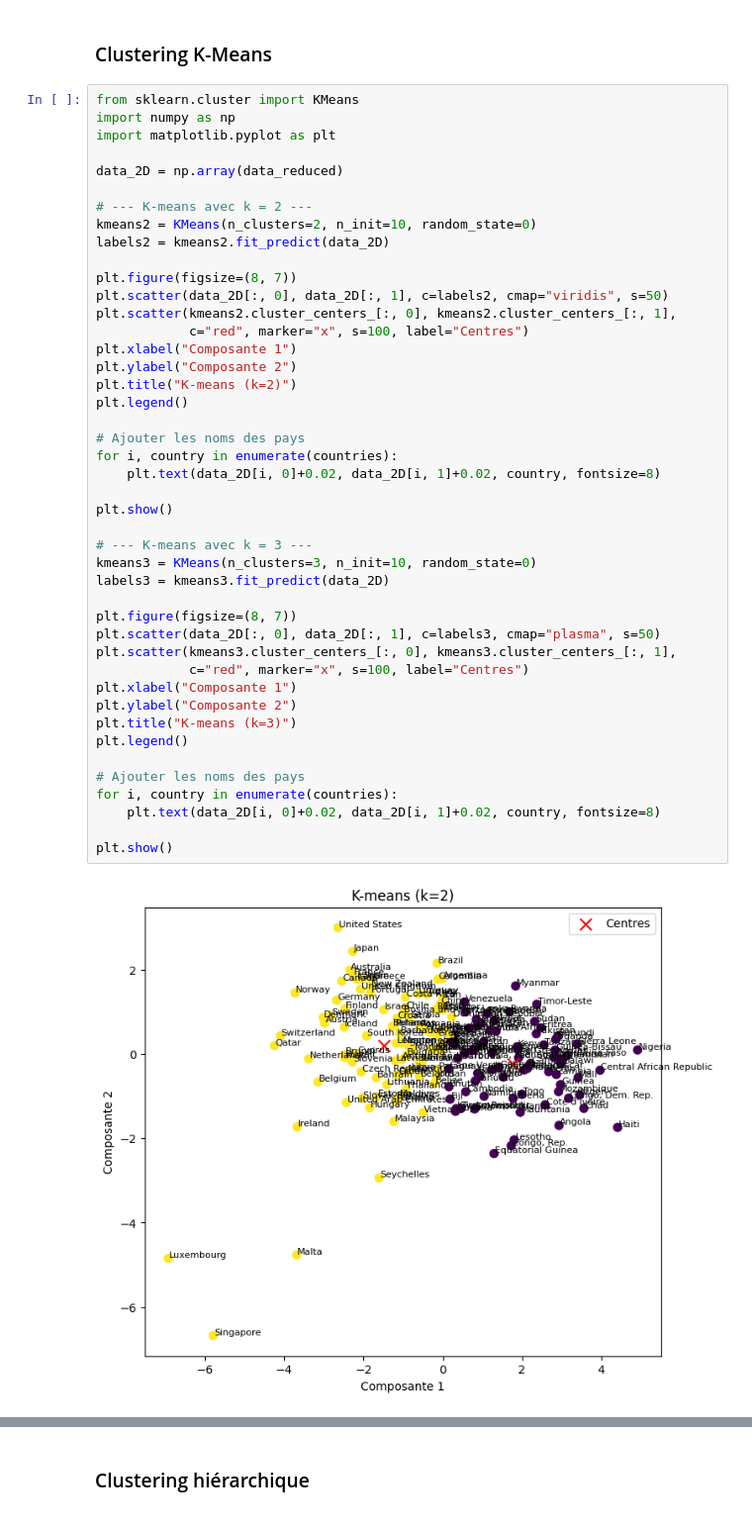
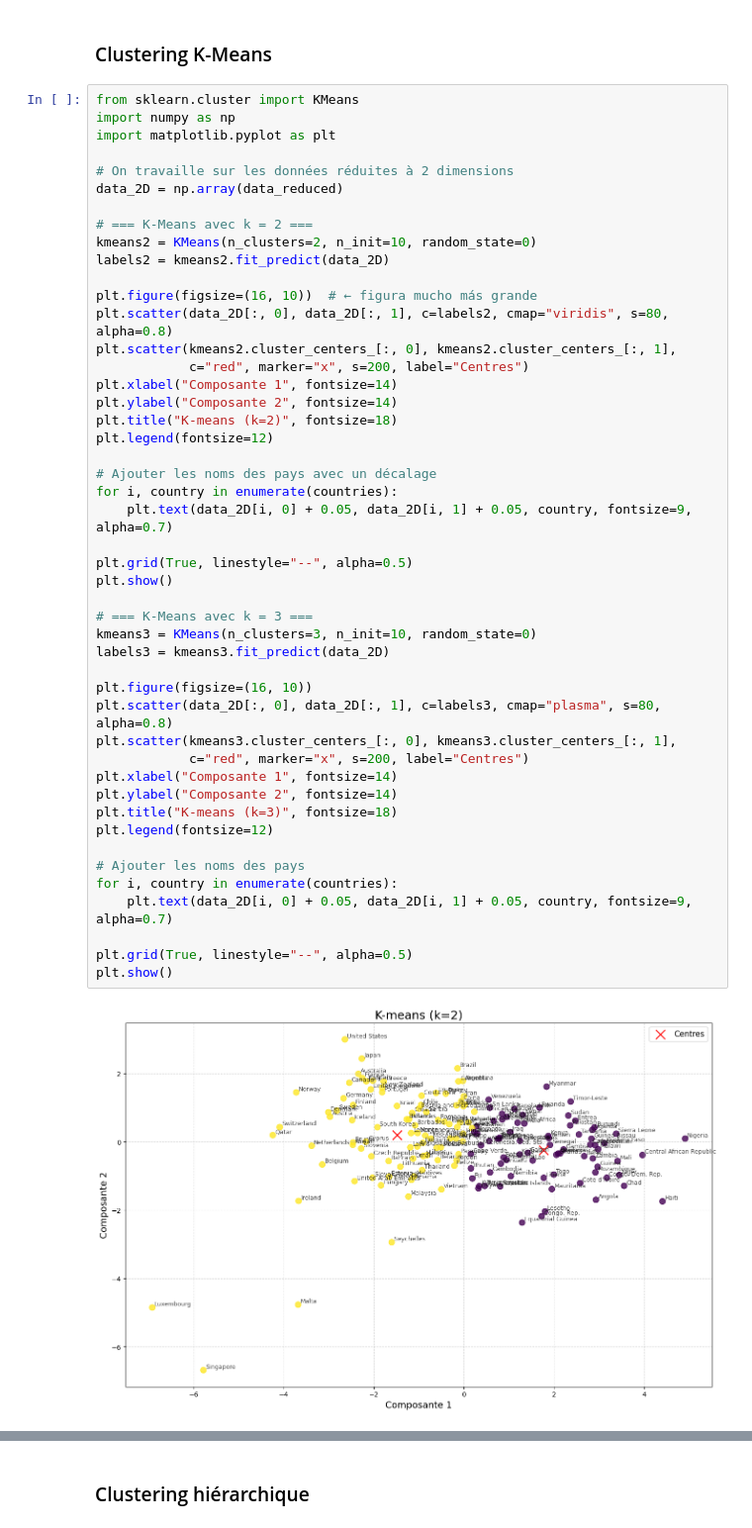
Before and after one commit to milleracero/Data-mining-INSA---TD-Clustering, a Jupyter notebook: Clustering-TD.ipynb, the cells around one changed output, grey strips where cells are left out. Shown at 99% size. Drawn from its saved outputs; the diff is of its cells as text.

Commit message:
Edited graph

```diff
--- a/Clustering-TD.ipynb
+++ b/Clustering-TD.ipynb
@@ -717,46 +717,49 @@ Exemple de data_reduced : [[2.9130245873965883, -0.09562057550551105], [-0.42991
 # %%
 from sklearn.cluster import KMeans
 import numpy as np
 import matplotlib.pyplot as plt
 
+# On travaille sur les données réduites à 2 dimensions
 data_2D = np.array(data_reduced)
 
-# --- K-means avec k = 2 ---
+# === K-Means avec k = 2 ===
 kmeans2 = KMeans(n_clusters=2, n_init=10, random_state=0)
 labels2 = kmeans2.fit_predict(data_2D)
 
-plt.figure(figsize=(8, 7))
-plt.scatter(data_2D[:, 0], data_2D[:, 1], c=labels2, cmap="viridis", s=50)
+plt.figure(figsize=(16, 10))  # ← figura mucho más grande
+plt.scatter(data_2D[:, 0], data_2D[:, 1], c=labels2, cmap="viridis", s=80, alpha=0.8)
 plt.scatter(kmeans2.cluster_centers_[:, 0], kmeans2.cluster_centers_[:, 1],
-            c="red", marker="x", s=100, label="Centres")
-plt.xlabel("Composante 1")
-plt.ylabel("Composante 2")
-plt.title("K-means (k=2)")
-plt.legend()
+            c="red", marker="x", s=200, label="Centres")
+plt.xlabel("Composante 1", fontsize=14)
+plt.ylabel("Composante 2", fontsize=14)
+plt.title("K-means (k=2)", fontsize=18)
+plt.legend(fontsize=12)
+
+# Ajouter les noms des pays avec un décalage
+for i, country in enumerate(countries):
+    plt.text(data_2D[i, 0] + 0.05, data_2D[i, 1] + 0.05, country, fontsize=9, alpha=0.7)
+
+plt.grid(True, linestyle="--", alpha=0.5)
+plt.show()
+
+# === K-Means avec k = 3 ===
+kmeans3 = KMeans(n_clusters=3, n_init=10, random_state=0)
+labels3 = kmeans3.fit_predict(data_2D)
+
+plt.figure(figsize=(16, 10))
+plt.scatter(data_2D[:, 0], data_2D[:, 1], c=labels3, cmap="plasma", s=80, alpha=0.8)
+plt.scatter(kmeans3.cluster_centers_[:, 0], kmeans3.cluster_centers_[:, 1],
+            c="red", marker="x", s=200, label="Centres")
+plt.xlabel("Composante 1", fontsize=14)
+plt.ylabel("Composante 2", fontsize=14)
+plt.title("K-means (k=3)", fontsize=18)
+plt.legend(fontsize=12)
 
 # Ajouter les noms des pays
 for i, country in enumerate(countries):
-    plt.text(data_2D[i, 0]+0.02, data_2D[i, 1]+0.02, country, fontsize=8)
+    plt.text(data_2D[i, 0] + 0.05, data_2D[i, 1] + 0.05, country, fontsize=9, alpha=0.7)
 
+plt.grid(True, linestyle="--", alpha=0.5)
 plt.show()
-
-# --- K-means avec k = 3 ---
-kmeans3 = KMeans(n_clusters=3, n_init=10, random_state=0)
-labels3 = kmeans3.fit_predict(data_2D)
-
-plt.figure(figsize=(8, 7))
-plt.scatter(data_2D[:, 0], data_2D[:, 1], c=labels3, cmap="plasma", s=50)
-plt.scatter(kmeans3.cluster_centers_[:, 0], kmeans3.cluster_centers_[:, 1],
-            c="red", marker="x", s=100, label="Centres")
-plt.xlabel("Composante 1")
-plt.ylabel("Composante 2")
-plt.title("K-means (k=3)")
-plt.legend()
-
-# Ajouter les noms des pays
-for i, country in enumerate(countries):
-    plt.text(data_2D[i, 0]+0.02, data_2D[i, 1]+0.02, country, fontsize=8)
-
-plt.show()
 # %% [output]
-[figure, old version]
+[figure, new version]
```
Also changed, not shown: parts of 1 cell of this notebook.
